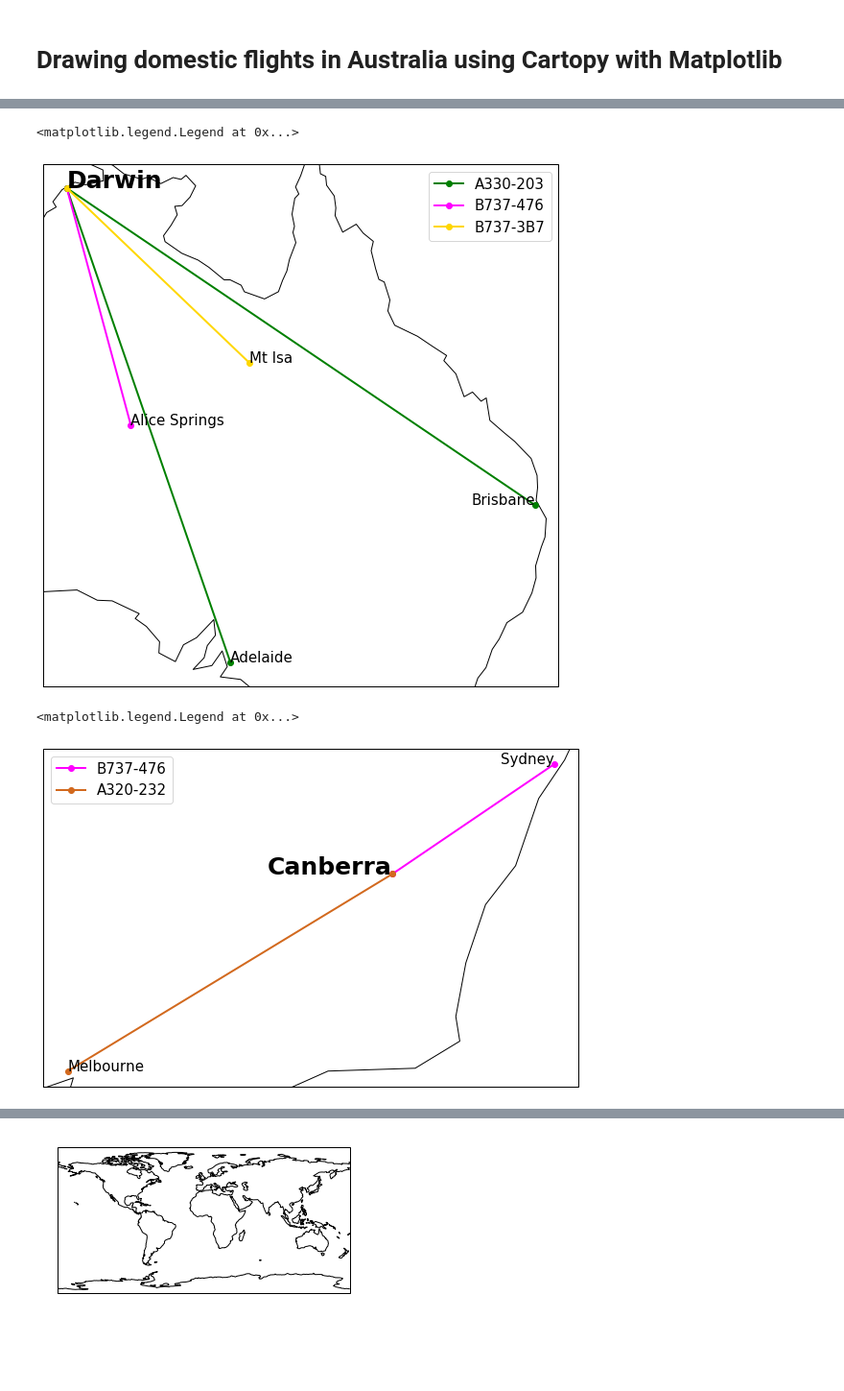
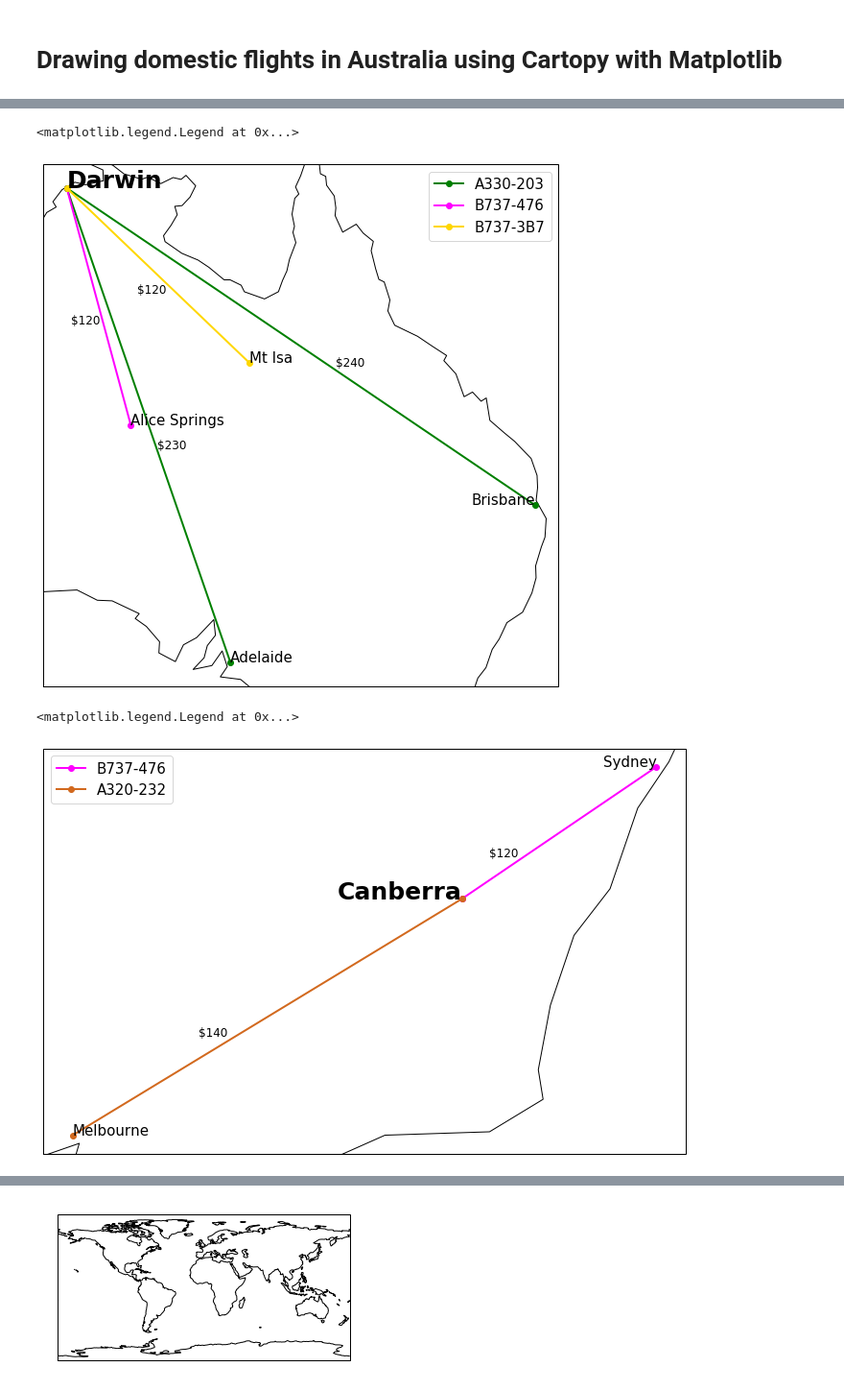
Before and after one commit to tanya072/Analytics-Capstone, a Jupyter notebook: DataVizAss2.ipynb, the cells around one changed output, grey strips where cells are left out. Shown at 96% size. Drawn from its saved outputs; the diff is of its cells as text; code cells hidden in the pictures; blank space fills up the shorter version.

```diff
--- a/DataVizAss2.ipynb
+++ b/DataVizAss2.ipynb
@@ -61,6 +85,8 @@ unique_airports = unique_airports[['from_city', 'from_long', 'from_lat', 'price'
 unique_airports
 # %% [markdown]
 # Drawing domestic flights in Australia using Cartopy with Matplotlib
+# %%
+crs = ccrs.PlateCarree()
 # %%
 
 # Flights from Sydney
@@ -296,35 +344,44 @@ plt.text(alc_lon, alc_lat, 'Alice Springs',fontsize=15)
 plt.text(bri_lon, bri_lat, 'Brisbane',fontsize=15, horizontalalignment='right')
 plt.text(mti_lon, mti_lat, 'Mt Isa',fontsize=15)
 
+plt.text((dar_lon+ade_lon)/1.994, (dar_lat+ade_lat)/1.91, '$230', fontsize=12)
+plt.text((dar_lon+alc_lon)/2.02, (dar_lat+alc_lat)/1.91, '$120', fontsize=12)
+plt.text((dar_lon+bri_lon)/1.977, (dar_lat+bri_lat)/1.91, '$240', fontsize=12)
+plt.text((dar_lon+mti_lon)/2.015, (dar_lat+mti_lat)/1.9, '$120', fontsize=12)
+
 #plt.show
 plt.legend(fontsize=15)
 # %% [output]
 <matplotlib.legend.Legend at 0x...>
-[figure, old version]
+[figure, new version]
 # %%
 # Flights from Canberra
 fig, ax = plt.subplots(
-    1, 1, figsize=(10, 10),
+    1, 1, figsize=(12, 12),
     subplot_kw=dict(projection=crs))
 ax.coastlines()
 syd_lon, syd_lat = 151.21, -33.87
 mel_lon, mel_lat = 144.96, -37.81
 can_lon, can_lat = 149.13, -35.28
 
 plt.plot([can_lon, syd_lon], [can_lat, syd_lat],
          color='magenta', linewidth=2, marker='o', label='B737-476')
 plt.plot([can_lon, mel_lon], [can_lat, mel_lat],
          color='chocolate', linewidth=2, marker='o',label='A320-232')
 
 plt.text(can_lon, can_lat, 'Canberra',fontsize=25, fontweight='bold', horizontalalignment='right')
 plt.text(syd_lon, syd_lat, 'Sydney',fontsize=15, horizontalalignment='right')
 plt.text(mel_lon, mel_lat, 'Melbourne',fontsize=15)
 
+plt.text((can_lon+syd_lon)/2.01, (can_lat+syd_lat)/1.985, '$120', fontsize=12)
+plt.text((can_lon+mel_lon)/2.01, (can_lat+mel_lat)/1.989, '$140', fontsize=12)
+
+
 #plt.show()
 plt.legend(fontsize=15)
 # %% [output]
 <matplotlib.legend.Legend at 0x...>
-[figure, old version]
+[figure, new version]
 # %%
 # Flights from Hobart
 
```
Also changed, not shown: parts of 9 cells of this notebook.
